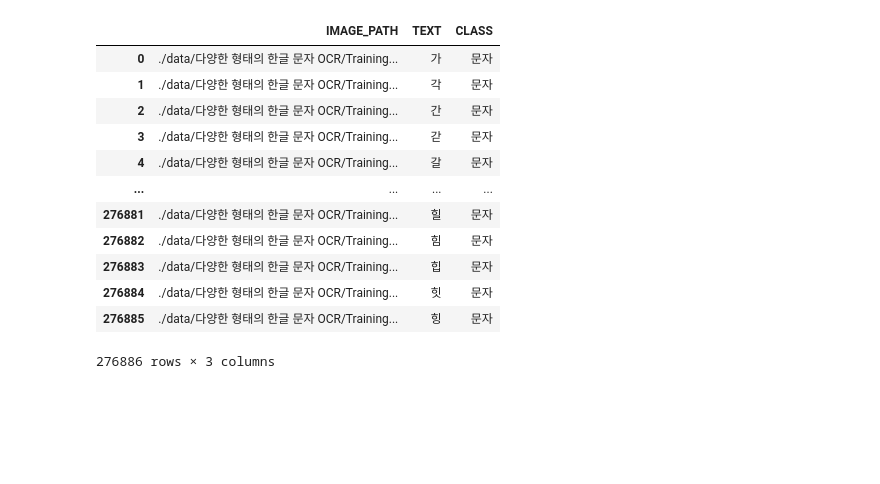
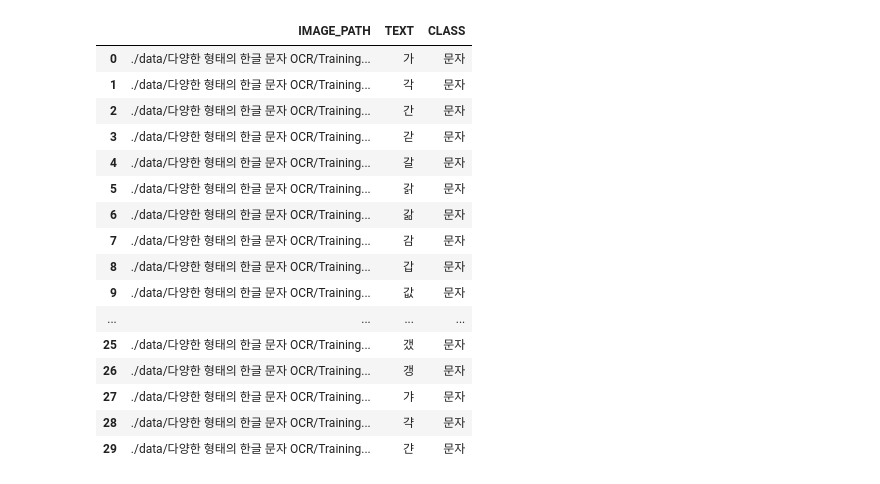
Before and after one commit to DuDuDat/kor_ocr, a Jupyter notebook: 모듈 사용 설명서.ipynb, the cells around one changed output. Drawn from its saved outputs; the diff is of its cells as text; code cells hidden in the pictures; blank space fills up the shorter version.

```diff
--- a/모듈 사용 설명서.ipynb
+++ b/모듈 사용 설명서.ipynb
@@ -18,0 +24,10 @@ mysql = db.DataSelector(root_dir) # 기본 30만개 가져오기
+# %%
+""" zip 폴더가 압축을 해제한 폴더일 경우 폴더 이름에 .zip을 반드시 붙여 주세요 """
+# mysql = db.DataSelector(root_dir) # 기본 30만개 가져오기
+# mysql = db.DataSelector(root_dir, 30) # 30개만 가져오기
+
+""" zip 폴더가 압축폴더일 경우 ZIP_PATH 와 IMAGE_PATH 가 나뉘어 출력 """
+# mysql = db.DataSelector(root_dir, is_zip=True) # 기본 30만개 가져오기
+# mysql = db.DataSelector(root_dir, 300, is_zip=True) # 300개만 가져오기
+
+mysql = db.DataSelector(root_dir, 30)
@@ -60,18 +155,22 @@ mysql.search_basic_by_path('Training', '문자') # '단어', '문자' 중 하나
 # %%
 # 이미지 종류와 경로 동시에 고르기
-# mysql.search_basic_by_kind_and_path('필기체', 'Training')  # 단어, 문자 둘 다
-mysql.search_basic_by_kind_and_path('필기체', 'Training', '문자') # '단어', '문자' 중 하나 선택 가능
+mysql.search_basic_by_kind_and_path('필기체', 'Training')
+# mysql.search_basic_by_kind_and_path('필기체', 'Training', '문자') # '문장', '단어', '문자' 중 하나 선택 가능
 # %% [output]
 |  | IMAGE_PATH | TEXT | CLASS |
 | 0 | ./data/다양한 형태의 한글 문자 OCR/Training... | 가 | 문자 |
 | 1 | ./data/다양한 형태의 한글 문자 OCR/Training... | 각 | 문자 |
 | 2 | ./data/다양한 형태의 한글 문자 OCR/Training... | 간 | 문자 |
 | 3 | ./data/다양한 형태의 한글 문자 OCR/Training... | 갇 | 문자 |
 | 4 | ./data/다양한 형태의 한글 문자 OCR/Training... | 갈 | 문자 |
+| 5 | ./data/다양한 형태의 한글 문자 OCR/Training... | 갉 | 문자 |
+| 6 | ./data/다양한 형태의 한글 문자 OCR/Training... | 갊 | 문자 |
+| 7 | ./data/다양한 형태의 한글 문자 OCR/Training... | 감 | 문자 |
+| 8 | ./data/다양한 형태의 한글 문자 OCR/Training... | 갑 | 문자 |
+| 9 | ./data/다양한 형태의 한글 문자 OCR/Training... | 값 | 문자 |
 | ... | ... | ... | ... |
-| 276881 | ./data/다양한 형태의 한글 문자 OCR/Training... | 힐 | 문자 |
-| 276882 | ./data/다양한 형태의 한글 문자 OCR/Training... | 힘 | 문자 |
-| 276883 | ./data/다양한 형태의 한글 문자 OCR/Training... | 힙 | 문자 |
-| 276884 | ./data/다양한 형태의 한글 문자 OCR/Training... | 힛 | 문자 |
-| 276885 | ./data/다양한 형태의 한글 문자 OCR/Training... | 힝 | 문자 |
+| 25 | ./data/다양한 형태의 한글 문자 OCR/Training... | 갰 | 문자 |
+| 26 | ./data/다양한 형태의 한글 문자 OCR/Training... | 갱 | 문자 |
+| 27 | ./data/다양한 형태의 한글 문자 OCR/Training... | 갸 | 문자 |
+| 28 | ./data/다양한 형태의 한글 문자 OCR/Training... | 갹 | 문자 |
+| 29 | ./data/다양한 형태의 한글 문자 OCR/Training... | 갼 | 문자 |
-276886 rows × 3 columns
```
Also changed, not shown: parts of 19 cells of this notebook, 1 other file.
